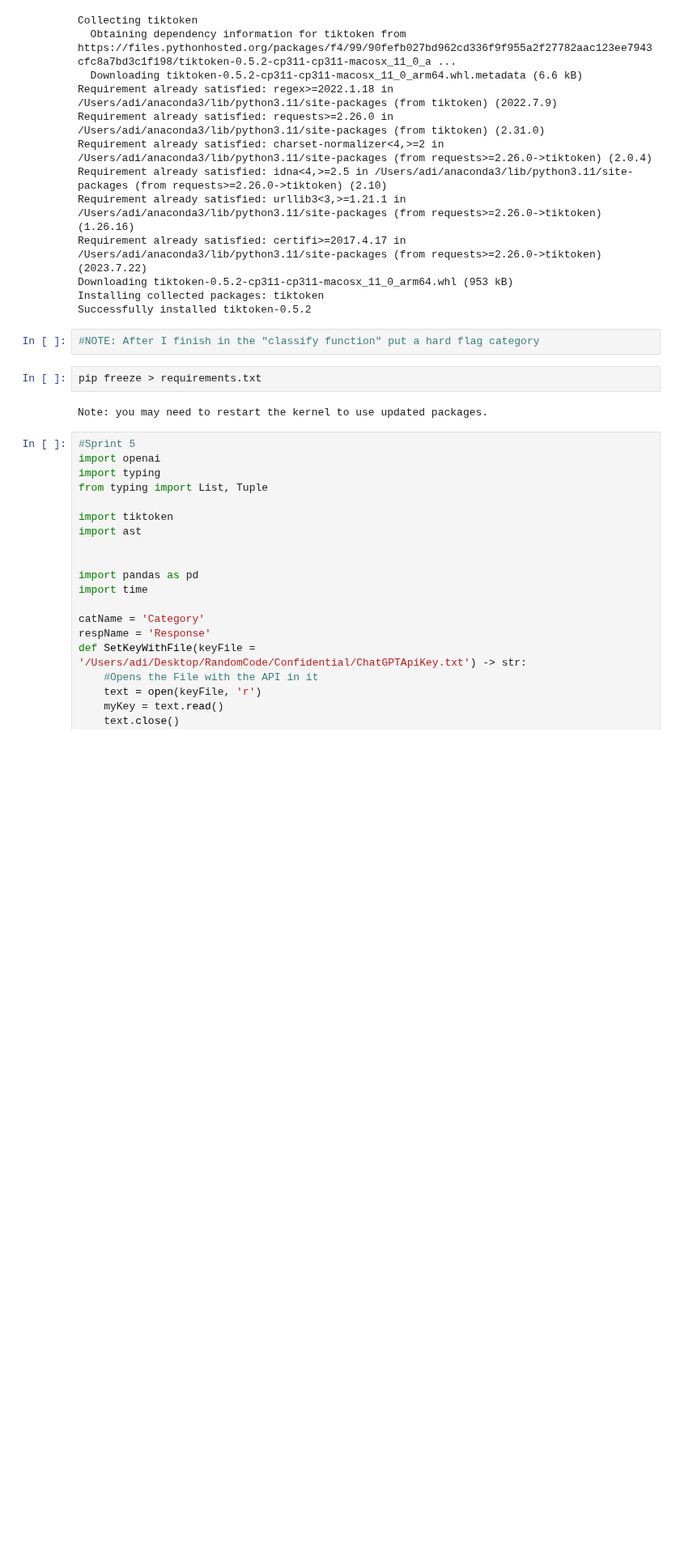
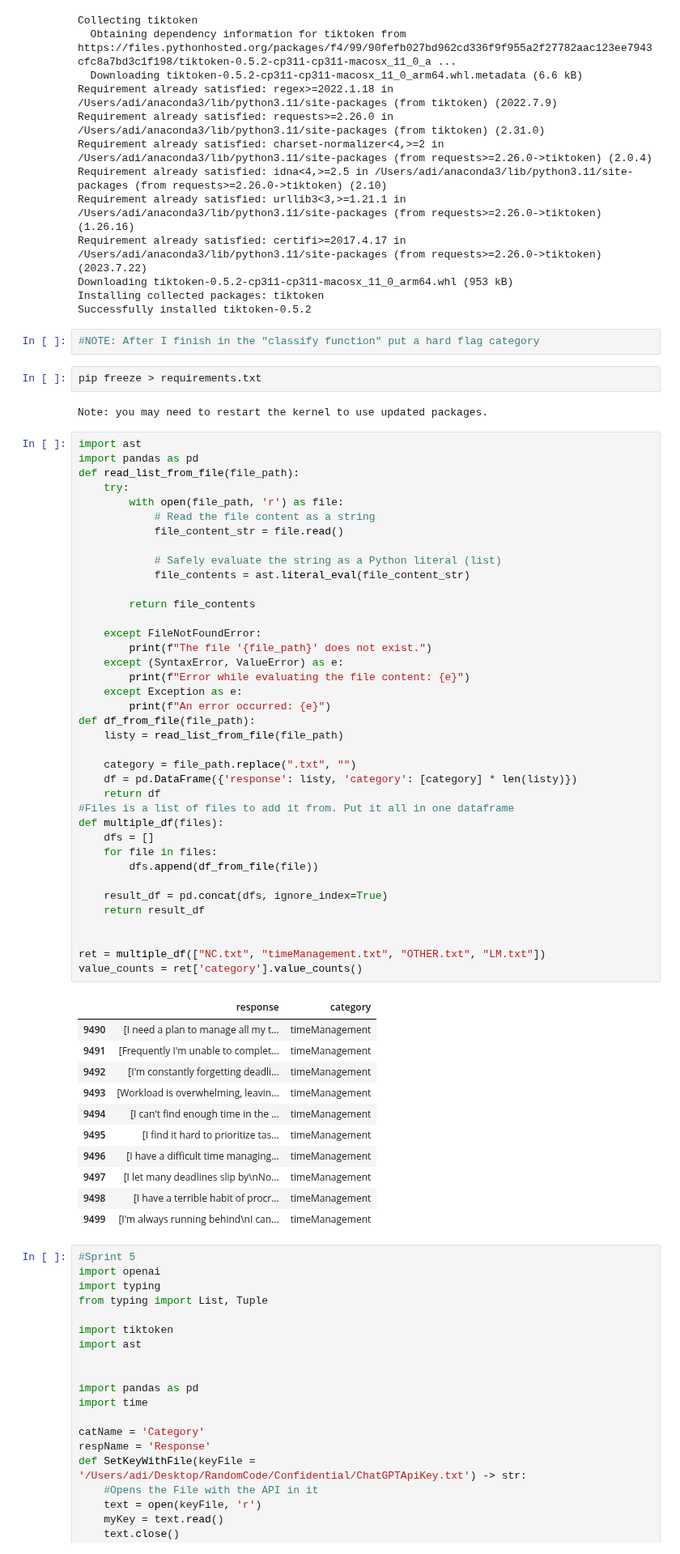
Before and after one commit to RudimentaryChef/FRED_NLP, a Jupyter notebook: NLP_Courses.ipynb, the cells around one changed output. Shown at 81% size. Cells and saved outputs as stored; diff of their text form; blank space fills up the shorter version.

```diff
--- a/NLP_Courses.ipynb
+++ b/NLP_Courses.ipynb
@@ -68,6 +70,56 @@ Successfully installed tiktoken-0.5.2
 pip freeze > requirements.txt
 # %% [output]
 Note: you may need to restart the kernel to use updated packages.
+# %%
+import ast
+import pandas as pd
+def read_list_from_file(file_path):
+    try:
+        with open(file_path, 'r') as file:
+            # Read the file content as a string
+            file_content_str = file.read()
+
+            # Safely evaluate the string as a Python literal (list)
+            file_contents = ast.literal_eval(file_content_str)
+
+        return file_contents
+
+    except FileNotFoundError:
+        print(f"The file '{file_path}' does not exist.")
+    except (SyntaxError, ValueError) as e:
+        print(f"Error while evaluating the file content: {e}")
+    except Exception as e:
+        print(f"An error occurred: {e}")
+def df_from_file(file_path):
+    listy = read_list_from_file(file_path)
+
+    category = file_path.replace(".txt", "")
+    df = pd.DataFrame({'response': listy, 'category': [category] * len(listy)})
+    return df
+#Files is a list of files to add it from. Put it all in one dataframe
+def multiple_df(files):
+    dfs = []
+    for file in files:
+        dfs.append(df_from_file(file))
+
+    result_df = pd.concat(dfs, ignore_index=True)
+    return result_df
+
+
+ret = multiple_df(["NC.txt", "timeManagement.txt", "OTHER.txt", "LM.txt"])
+value_counts = ret['category'].value_counts()
+# %% [output]
+|  | response | category |
+| 9490 | [I need a plan to manage all my t... | timeManagement |
+| 9491 | [Frequently I'm unable to complet... | timeManagement |
+| 9492 | [I'm constantly forgetting deadli... | timeManagement |
+| 9493 | [Workload is overwhelming, leavin... | timeManagement |
+| 9494 | [I can't find enough time in the ... | timeManagement |
+| 9495 | [I find it hard to prioritize tas... | timeManagement |
+| 9496 | [I have a difficult time managing... | timeManagement |
+| 9497 | [I let many deadlines slip by\nNo... | timeManagement |
+| 9498 | [I have a terrible habit of procr... | timeManagement |
+| 9499 | [I'm always running behind\nI can... | timeManagement |
 # %%
 #Sprint 5
 import openai
```
Also changed, not shown: parts of 2 cells of this notebook.
